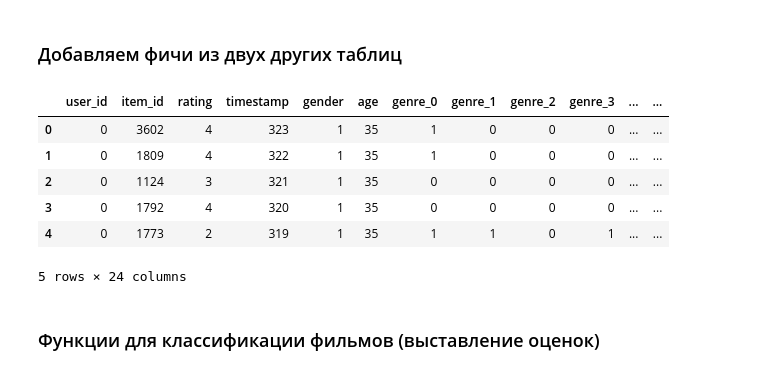
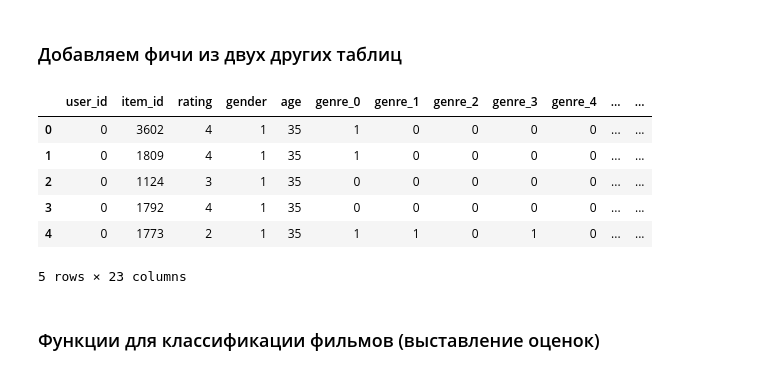
Before and after one commit to akzholba/RecSysCompetition, a Jupyter notebook: explore_data.ipynb, the cells around one changed output. Cells and saved outputs as stored; diff of their text form; code cells hidden in the pictures.

Commit message:
Remove timestamp from datasets

```diff
--- a/explore_data.ipynb
+++ b/explore_data.ipynb
@@ -182,19 +182,19 @@ def add_features_to_train_data(df, user_features_df, item_features_df):
 
     return final_merged
 # %%
-featured_train_df = add_features_to_train_data(train_df, user_features_df, item_features_df)
-featured_val_df = add_features_to_train_data(val_df, user_features_df, item_features_df)
-featured_test_df = add_features_to_train_data(test_df, user_features_df, item_features_df)
+featured_train_df = add_features_to_train_data(train_df, user_features_df, item_features_df).drop(['timestamp'], axis=1)
+featured_val_df = add_features_to_train_data(val_df, user_features_df, item_features_df).drop(['timestamp'], axis=1)
+featured_test_df = add_features_to_train_data(test_df, user_features_df, item_features_df).drop(['timestamp'], axis=1)
 
 featured_train_df.head()
 # %% [output]
-|  | user_id | item_id | rating | timestamp | gender | age | genre_0 | genre_1 | genre_2 | genre_3 | ... | ... |
-| 0 | 0 | 3602 | 4 | 323 | 1 | 35 | 1 | 0 | 0 | 0 | ... | ... |
-| 1 | 0 | 1809 | 4 | 322 | 1 | 35 | 1 | 0 | 0 | 0 | ... | ... |
-| 2 | 0 | 1124 | 3 | 321 | 1 | 35 | 0 | 0 | 0 | 0 | ... | ... |
-| 3 | 0 | 1792 | 4 | 320 | 1 | 35 | 0 | 0 | 0 | 0 | ... | ... |
-| 4 | 0 | 1773 | 2 | 319 | 1 | 35 | 1 | 1 | 0 | 1 | ... | ... |
+|  | user_id | item_id | rating | gender | age | genre_0 | genre_1 | genre_2 | genre_3 | genre_4 | ... | ... |
+| 0 | 0 | 3602 | 4 | 1 | 35 | 1 | 0 | 0 | 0 | 0 | ... | ... |
+| 1 | 0 | 1809 | 4 | 1 | 35 | 1 | 0 | 0 | 0 | 0 | ... | ... |
+| 2 | 0 | 1124 | 3 | 1 | 35 | 0 | 0 | 0 | 0 | 0 | ... | ... |
+| 3 | 0 | 1792 | 4 | 1 | 35 | 0 | 0 | 0 | 0 | 0 | ... | ... |
+| 4 | 0 | 1773 | 2 | 1 | 35 | 1 | 1 | 0 | 1 | 0 | ... | ... |
-5 rows × 24 columns
+5 rows × 23 columns
 # %% [markdown]
 ### Функции для классификации фильмов (выставление оценок)
 # %%
```
Also changed, not shown: parts of 7 cells of this notebook.
